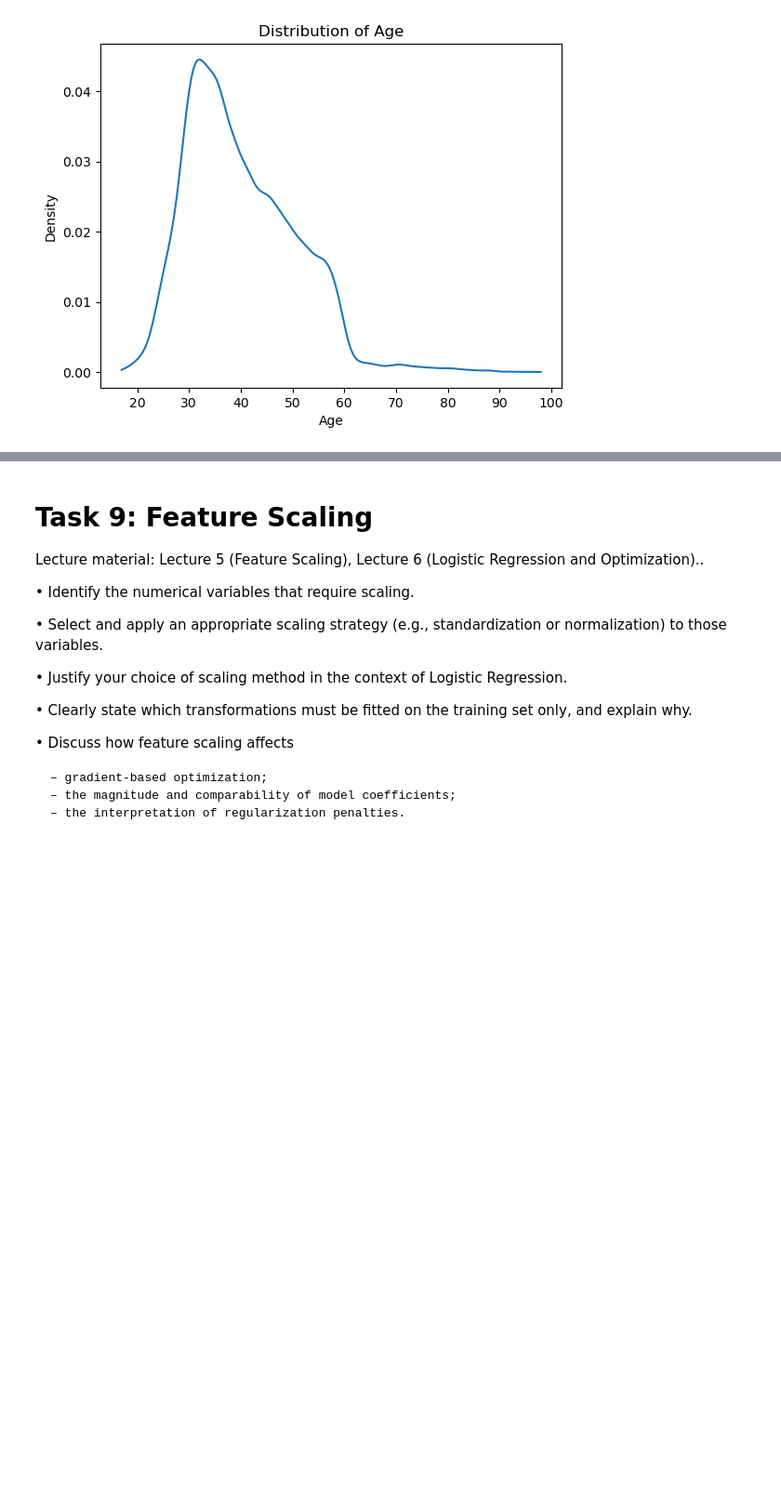
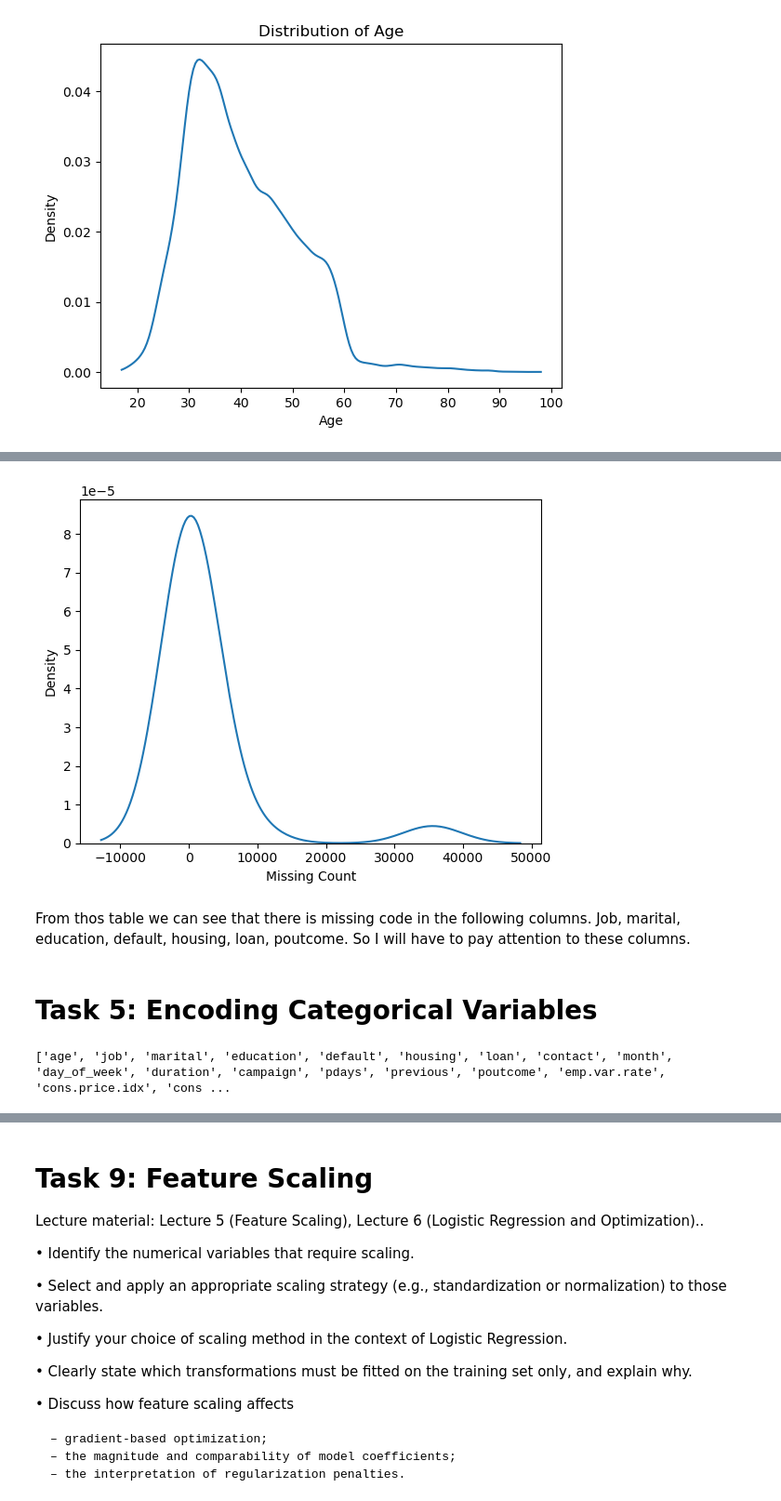
Before and after one commit to Palee222/ML-fundementals-2026, a Jupyter notebook: assignment_1_<Laura_Somogyi[_Somogyi]>.ipynb, the cells around one changed output, grey strips where cells are left out. Shown at 93% size. Cells and saved outputs as stored; diff of their text form; code cells hidden in the pictures; blank space fills up the shorter version.

```diff
--- a/assignment_1_<Laura_Somogyi[_Somogyi]>.ipynb
+++ b/assignment_1_<Laura_Somogyi[_Somogyi]>.ipynb
@@ -121,0 +108,6 @@ decisions to the assumptions and behavior of Logistic Regression
+# %%
+df = pd.read_csv('bank-additional-full.csv', sep=';')
+#in the following code lines I inspect how is the missing value encoded in the dataset
+#i only keep those which have missing values
+df.head()
+df['job'].unique()
@@ -121,0 +150,20 @@ decisions to the assumptions and behavior of Logistic Regression
+# %%
+#after inspecting the unique values of the columns, I can see that the missing value is encoded as 'unknown' in the dataset, so I will replace it with NA for better handling of missing values in pandas
+cols = ['job', 'marital', 'education', 'default', 'housing', 'loan']
+
+df[cols] = df[cols].replace('unknown', pd.NA)
+# %%
+#in poutcome column, I also repleaced the 'nonexistent' value with NA
+cols = ['poutcome']
+
+df[cols] = df[cols].replace('nonexistent', pd.NA)
+# %%
+#after replacing the missing value with NA, I will check how many missing values are in the dataset and what percentage of the dataset is missing
+#and also veryfy that all the repleacing process has worked properly
+#so here I Quantify the extent of missingness for each affected variable.
+missing_summary = pd.DataFrame({
+    "Missing Count": df.isnull().sum(),
+    "Missing %": df.isnull().mean() * 100
+}).round(2)
+
+missing_summary
@@ -121,0 +188,14 @@ decisions to the assumptions and behavior of Logistic Regression
+# %%
+sns.kdeplot(x='Missing Count', data=missing_summary)
+#I just plotted this out of pure interest of mine
+plt.show()
+# %% [output]
+[figure, added]
+# %% [markdown]
+From thos table we can see that there is missing code in the following columns. Job, marital, education, default, housing, loan, poutcome. So I will have to pay attention to these columns.
+# %% [markdown]
+# Task 5: Encoding Categorical Variables
+# %%
+print(df.columns.tolist()) #printing all the columns from the dataset
+# %% [output]
+['age', 'job', 'marital', 'education', 'default', 'housing', 'loan', 'contact', 'month', 'day_of_week', 'duration', 'campaign', 'pdays', 'previous', 'poutcome', 'emp.var.rate', 'cons.price.idx', 'cons ...
```
Also changed, not shown: parts of 32 cells of this notebook.
